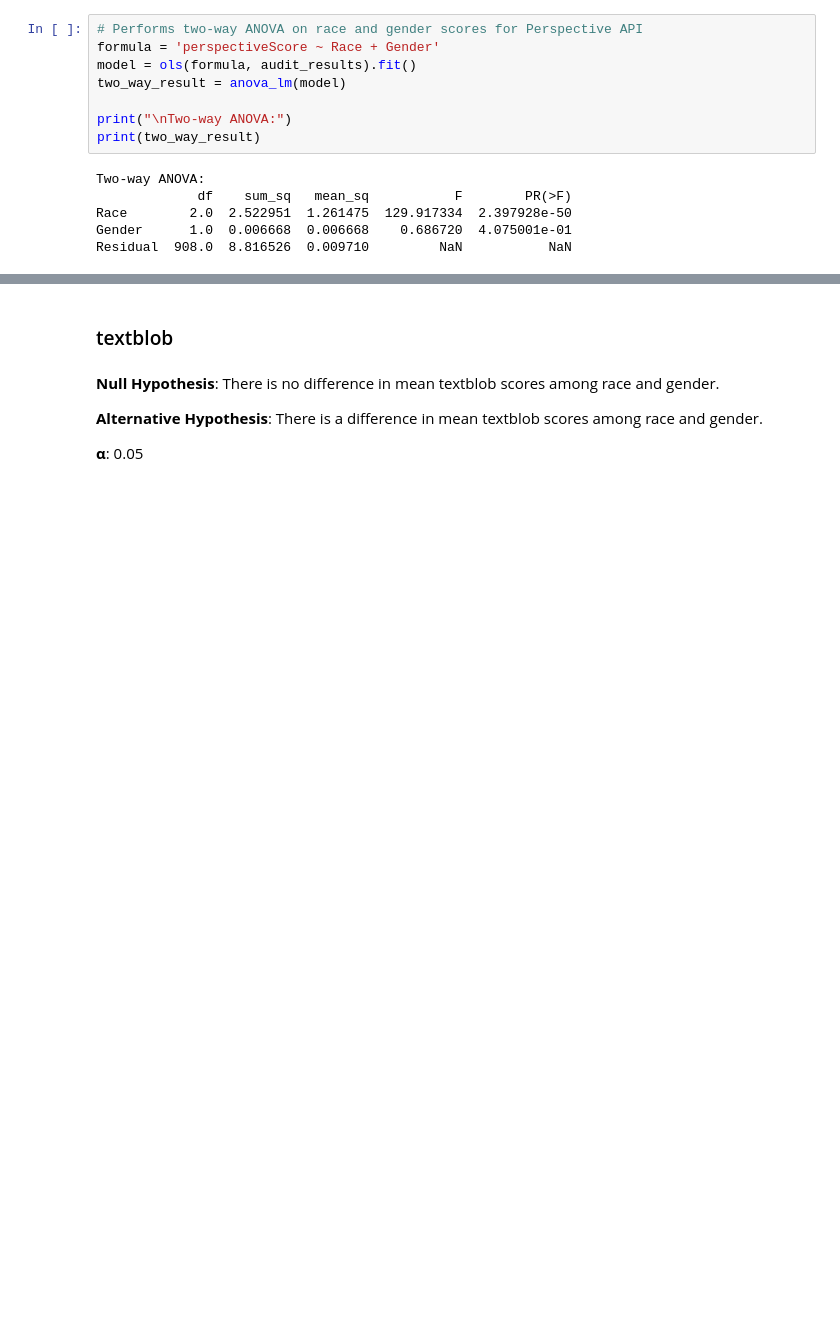
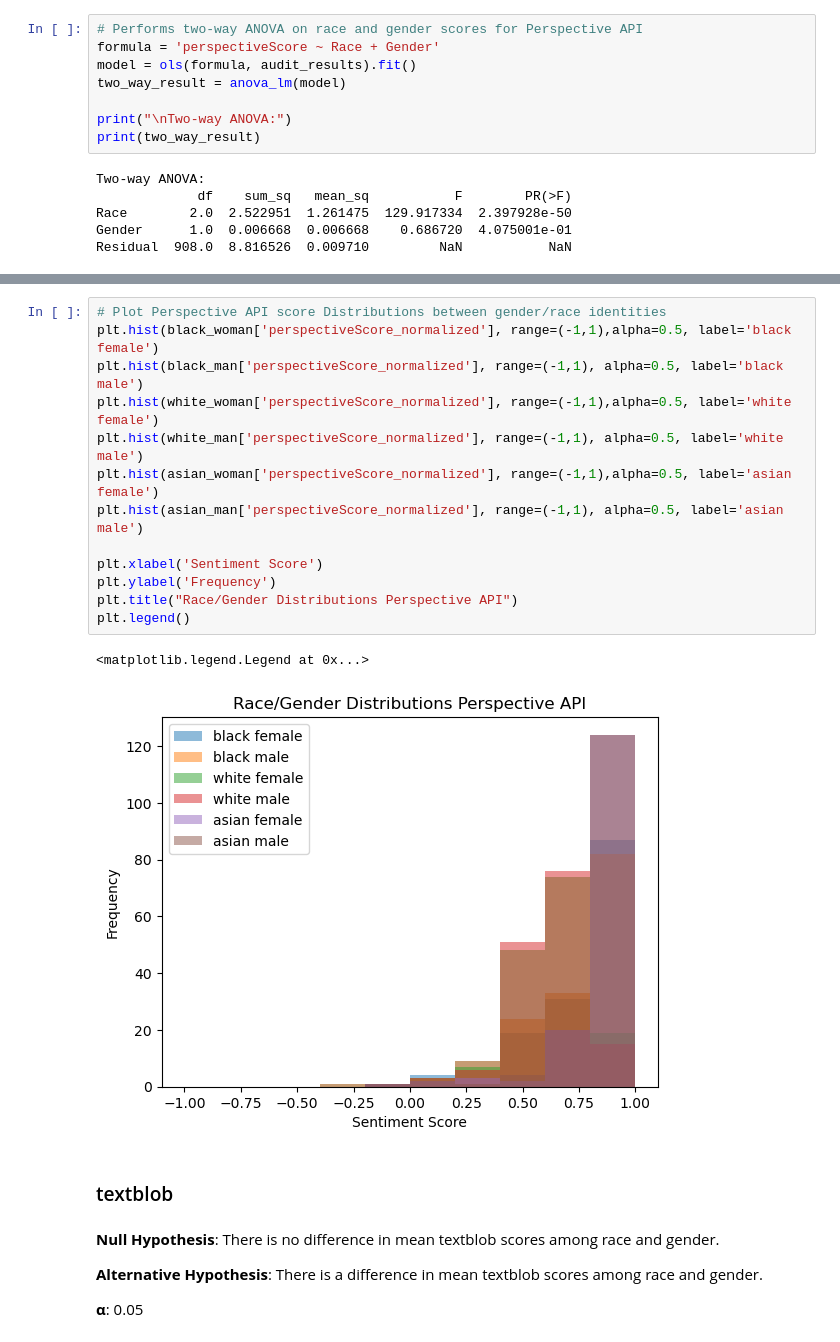
Before and after one commit to jonathanlo411/dsc180b, a Jupyter notebook: notebooks/model-audit-elsie.ipynb, the cells around one changed output, grey strips where cells are left out. Cells and saved outputs as stored; diff of their text form; blank space fills up the shorter version.

```diff
--- a/notebooks/model-audit-elsie.ipynb
+++ b/notebooks/model-audit-elsie.ipynb
@@ -364,3 +426,19 @@ F_onewayResult(statistic=48.25257581792653, pvalue=9.692218596469138e-12)
+# %%
+# Plot Perspective API score Distributions between gender/race identities
+plt.hist(black_woman['perspectiveScore_normalized'], range=(-1,1),alpha=0.5, label='black female')
+plt.hist(black_man['perspectiveScore_normalized'], range=(-1,1), alpha=0.5, label='black male')
+plt.hist(white_woman['perspectiveScore_normalized'], range=(-1,1),alpha=0.5, label='white female')
+plt.hist(white_man['perspectiveScore_normalized'], range=(-1,1), alpha=0.5, label='white male')
+plt.hist(asian_woman['perspectiveScore_normalized'], range=(-1,1),alpha=0.5, label='asian female')
+plt.hist(asian_man['perspectiveScore_normalized'], range=(-1,1), alpha=0.5, label='asian male')
+
+plt.xlabel('Sentiment Score')
+plt.ylabel('Frequency')
+plt.title("Race/Gender Distributions Perspective API")
+plt.legend()
+# %% [output]
+<matplotlib.legend.Legend at 0x...>
+[figure, added]
 # %% [markdown]
 ### textblob
 # %% [markdown]
```
Also changed, not shown: parts of 43 cells of this notebook.
